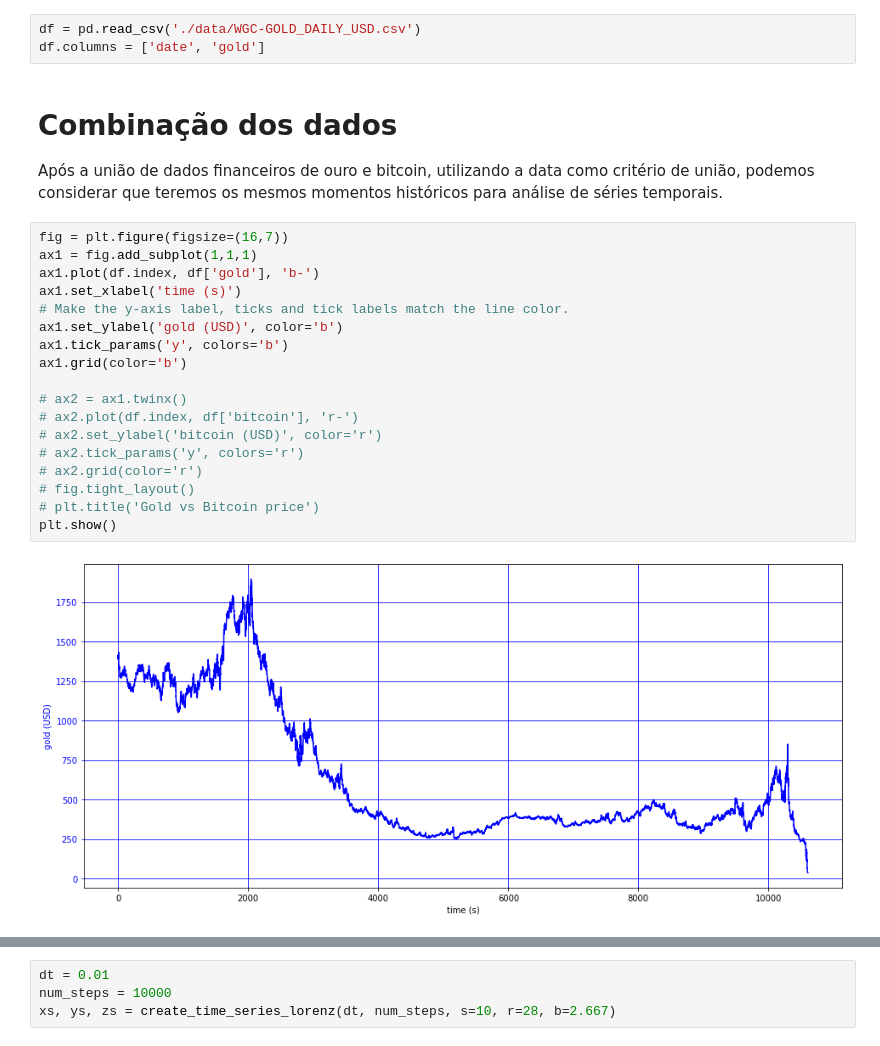
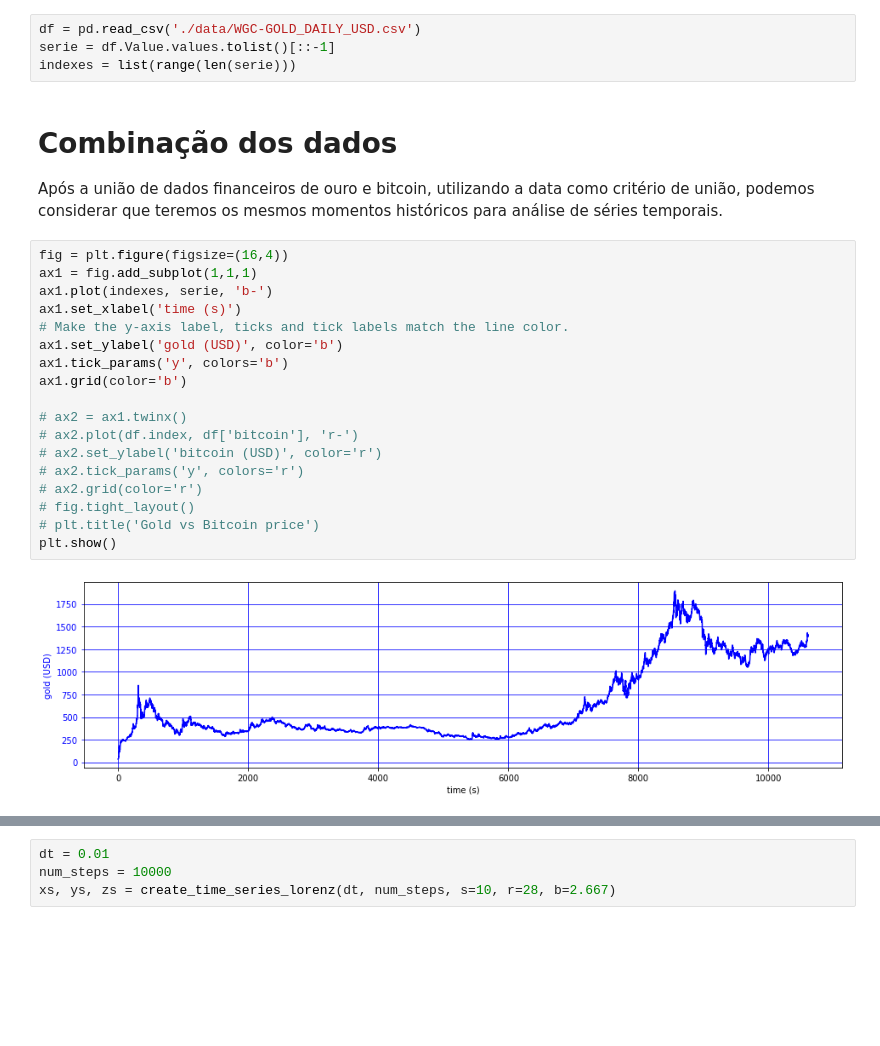
Before and after one commit to rodneyrick/unifesp-nonlinear_time_series_analysis, a Jupyter notebook: final_report/final.ipynb, the cells around one changed output, grey strips where cells are left out. Drawn from its saved outputs; the diff is of its cells as text; blank space fills up the shorter version.

```diff
--- a/final_report/final.ipynb
+++ b/final_report/final.ipynb
@@ -11,27 +92,28 @@ from mpl_toolkits.mplot3d import Axes3D  # noqa: F401 unused import
 Dados correspondentes a *Golden (USD)*
 # %%
 df = pd.read_csv('./data/WGC-GOLD_DAILY_USD.csv')
-df.columns = ['date', 'gold']
+serie = df.Value.values.tolist()[::-1]
+indexes = list(range(len(serie)))
 # %% [markdown]
 # Combinação dos dados
 Após a união de dados financeiros de ouro e bitcoin, utilizando a data como critério de união, podemos considerar que teremos os mesmos momentos históricos para análise de séries temporais.
 # %%
-fig = plt.figure(figsize=(16,7))
+fig = plt.figure(figsize=(16,4))
 ax1 = fig.add_subplot(1,1,1)
-ax1.plot(df.index, df['gold'], 'b-')
+ax1.plot(indexes, serie, 'b-')
 ax1.set_xlabel('time (s)')
 # Make the y-axis label, ticks and tick labels match the line color.
 ax1.set_ylabel('gold (USD)', color='b')
 ax1.tick_params('y', colors='b')
 ax1.grid(color='b')
 
 # ax2 = ax1.twinx()
 # ax2.plot(df.index, df['bitcoin'], 'r-')
 # ax2.set_ylabel('bitcoin (USD)', color='r')
 # ax2.tick_params('y', colors='r')
 # ax2.grid(color='r')
 # fig.tight_layout()
 # plt.title('Gold vs Bitcoin price')
 plt.show()
 # %% [output]
-[figure, old version]
+[figure, new version]
```
Also changed, not shown: parts of 26 cells of this notebook, 3 other files.
